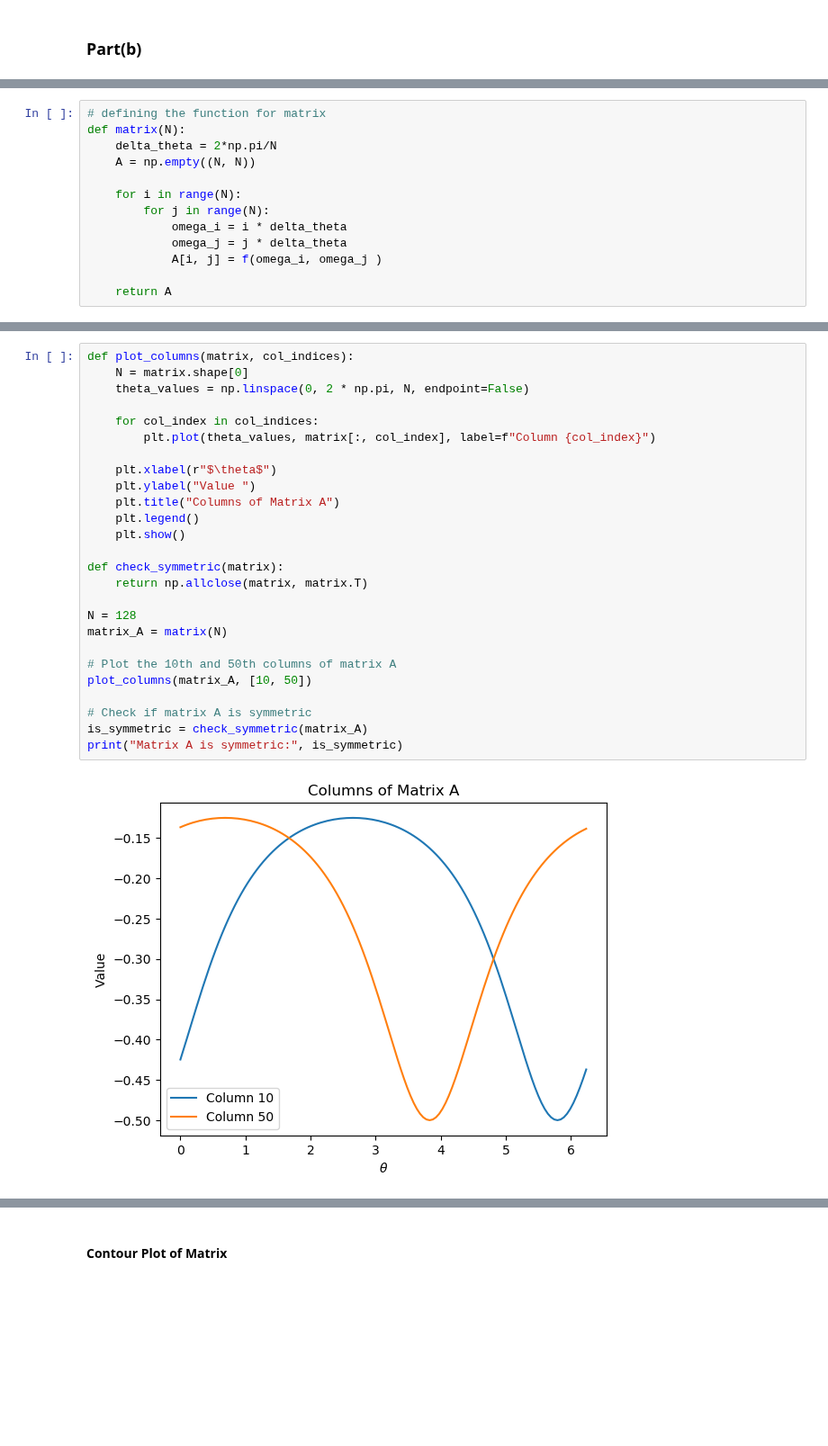
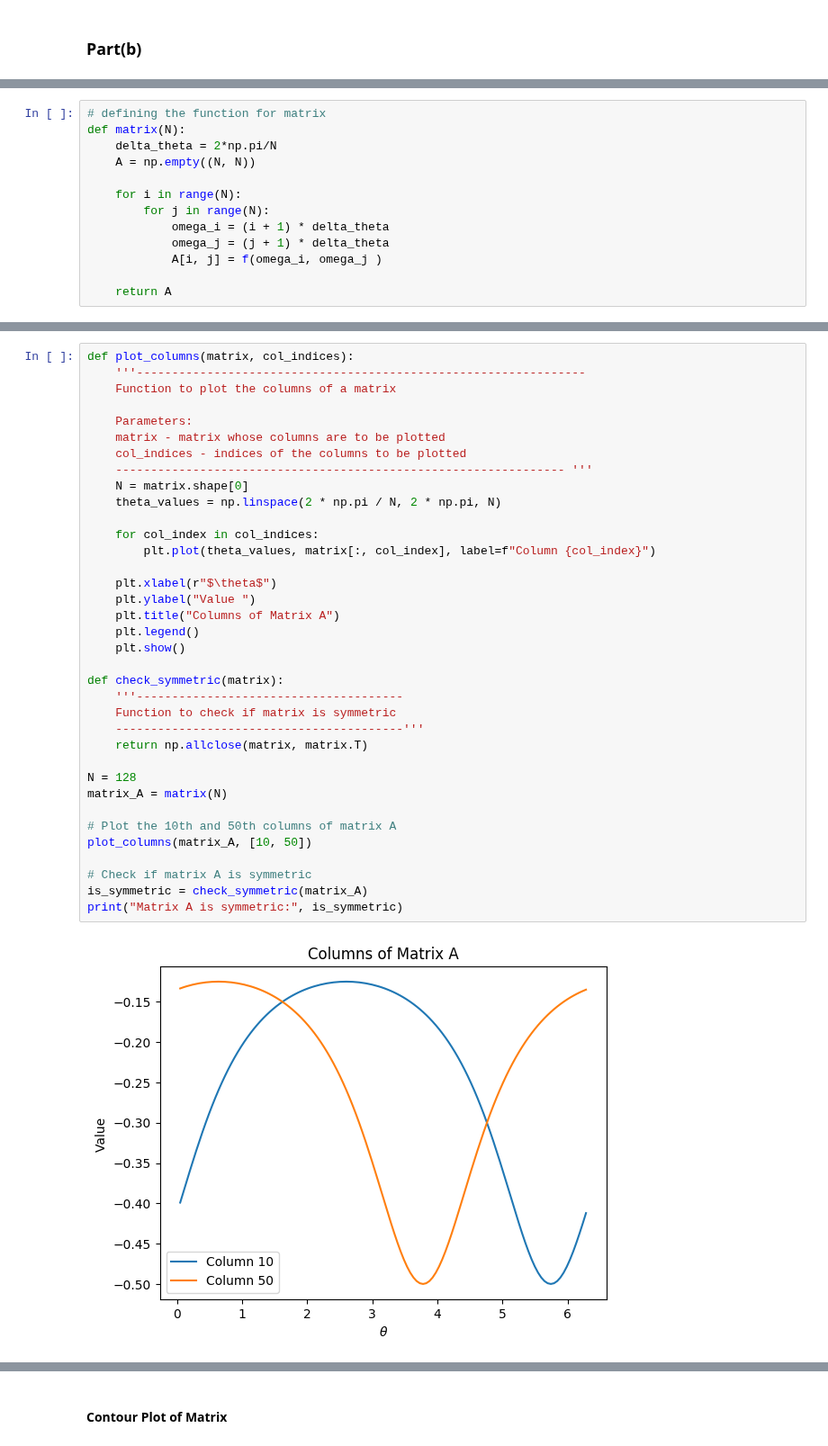
Before and after one commit to Mani0237/Prelims, a Jupyter notebook: 2017/spring/1_Quaife.ipynb, the cells around one changed output, grey strips where cells are left out. Shown at 90% size. Drawn from its saved outputs; the diff is of its cells as text; blank space fills up the shorter version.

```diff
--- a/2017/spring/1_Quaife.ipynb
+++ b/2017/spring/1_Quaife.ipynb
@@ -46,8 +44,8 @@ def matrix(N):
 
     for i in range(N):
         for j in range(N):
-            omega_i = i * delta_theta
-            omega_j = j * delta_theta
+            omega_i = (i + 1) * delta_theta
+            omega_j = (j + 1) * delta_theta
             A[i, j] = f(omega_i, omega_j )
 
     return A
@@ -63,31 +61,41 @@ array([[-0.5       , -0.24552235, -0.13464294, -0.13464294, -0.24552235],
 # %%
 def plot_columns(matrix, col_indices):
+    '''----------------------------------------------------------------
+    Function to plot the columns of a matrix
+
+    Parameters:
+    matrix - matrix whose columns are to be plotted
+    col_indices - indices of the columns to be plotted
+    ---------------------------------------------------------------- '''
     N = matrix.shape[0]
-    theta_values = np.linspace(0, 2 * np.pi, N, endpoint=False)
+    theta_values = np.linspace(2 * np.pi / N, 2 * np.pi, N)
 
     for col_index in col_indices:
         plt.plot(theta_values, matrix[:, col_index], label=f"Column {col_index}")
 
     plt.xlabel(r"$\theta$")
     plt.ylabel("Value ")
     plt.title("Columns of Matrix A")
     plt.legend()
     plt.show()
 
 def check_symmetric(matrix):
+    '''--------------------------------------
+    Function to check if matrix is symmetric
+    -----------------------------------------'''
     return np.allclose(matrix, matrix.T)
 
 N = 128
 matrix_A = matrix(N)
 
 # Plot the 10th and 50th columns of matrix A
 plot_columns(matrix_A, [10, 50])
 
 # Check if matrix A is symmetric
 is_symmetric = check_symmetric(matrix_A)
 print("Matrix A is symmetric:", is_symmetric)
 # %% [output]
-[figure, old version]
+[figure, new version]
 Matrix A is symmetric: True
 # %% [markdown]
 #### Contour Plot of Matrix
```
Also changed, not shown: parts of 7 cells of this notebook, 3 other files.
